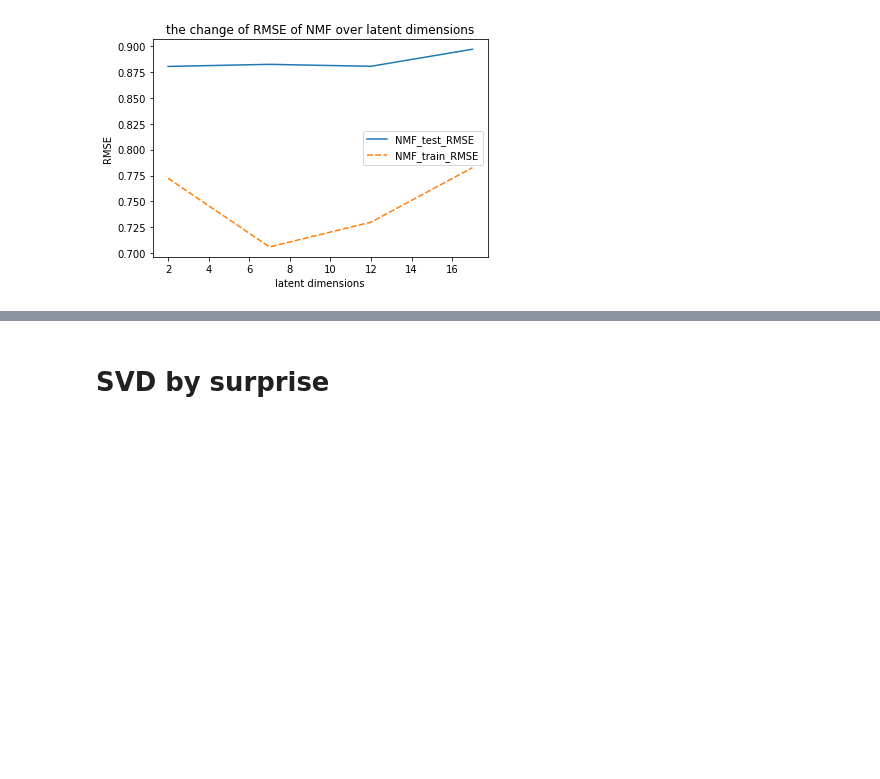
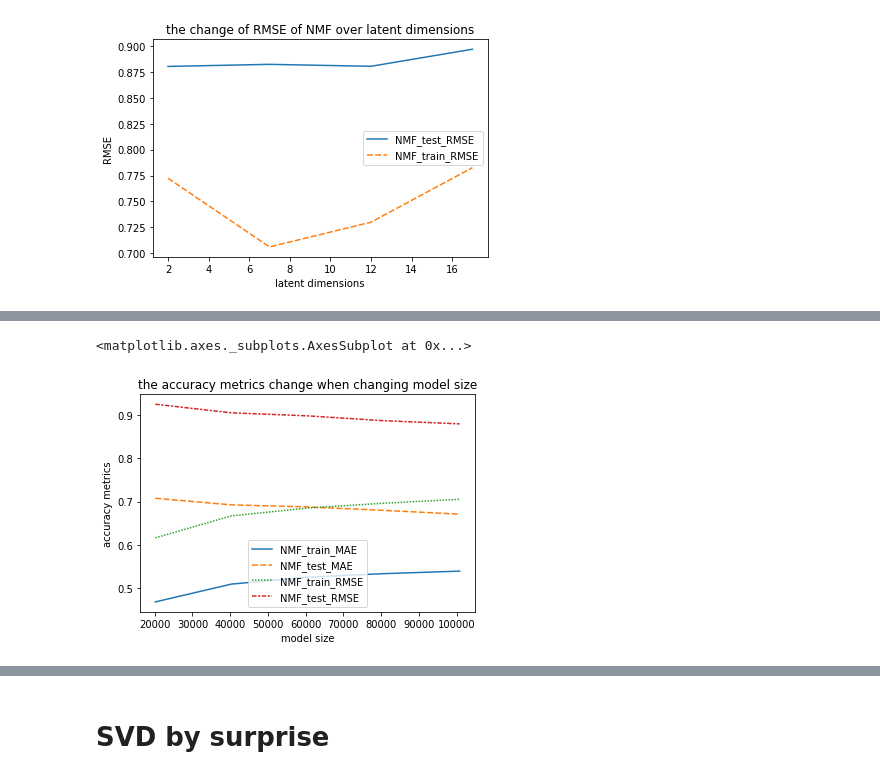
Before and after one commit to YLDAPhoenix11/Personalization, a Jupyter notebook: HW2.ipynb, the cells around one changed output, grey strips where cells are left out. Saved outputs shown, nothing was run; the diff lists cells and outputs as text; code cells hidden in the pictures; blank space fills up the shorter version.

```diff
--- a/HW2.ipynb
+++ b/HW2.ipynb
@@ -569,0 +637,23 @@ sns.lineplot(data = NMF_RMSE, palette="tab10")
+# %%
+nmf_train_mae=[]
+nmf_train_rmse=[]
+nmf_test_mae=[]
+nmf_test_rmse=[]
+nmf_time=[]
+for i in range(0,len(nmf_size_result)):
+    nmf_train_mae.append(nmf_size_result[i][0])
+    nmf_train_rmse.append(nmf_size_result[i][1])
+    nmf_test_mae.append(nmf_size_result[i][2])
+    nmf_test_rmse.append(nmf_size_result[i][3])
+    nmf_time.append(nmf_size_result[i][4])
+# %%
+nmf_newsize_metrics = pd.DataFrame(np.column_stack([nmf_train_mae, nmf_test_mae,nmf_train_rmse, nmf_test_rmse]),
+                   columns=['NMF_train_MAE', 'NMF_test_MAE','NMF_train_RMSE', 'NMF_test_RMSE'])
+nmf_newsize_metrics.index = new_size
+plt.title("the accuracy metrics change when changing model size")
+plt.xlabel("model size")
+plt.ylabel("accuracy metrics")
+sns.lineplot(data = nmf_newsize_metrics, palette="tab10")
+# %% [output]
+<matplotlib.axes._subplots.AxesSubplot at 0x...>
+[figure, added]
```
Also changed, not shown: parts of 25 cells of this notebook, 1 other file.
